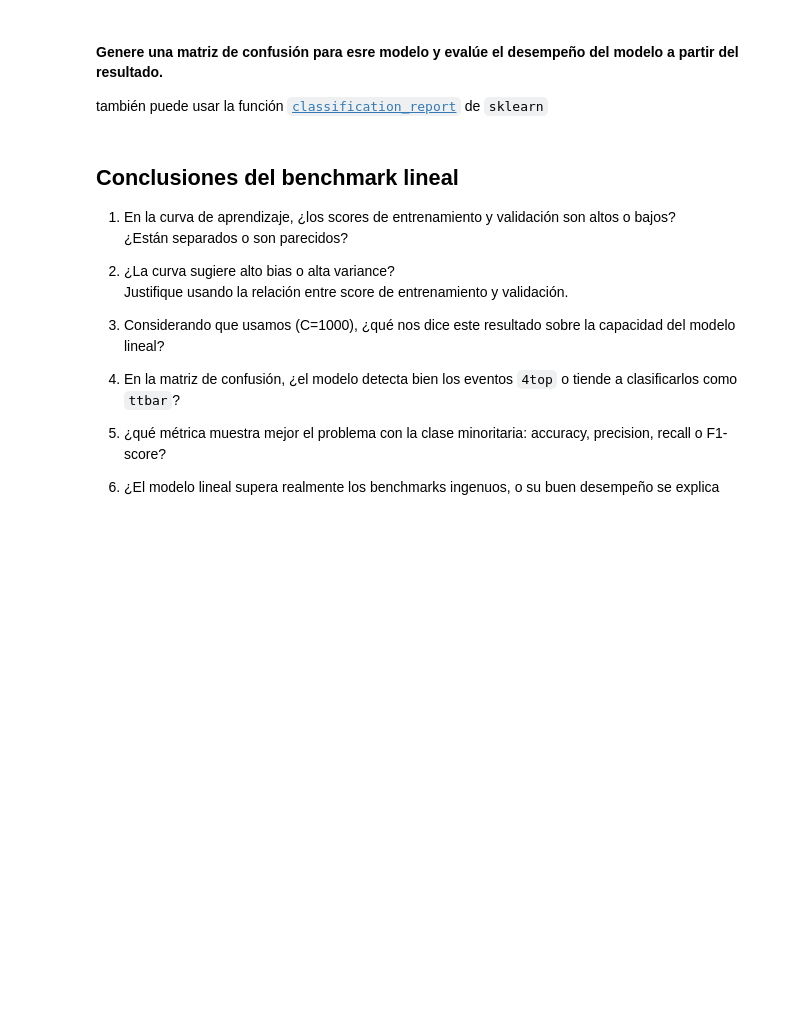
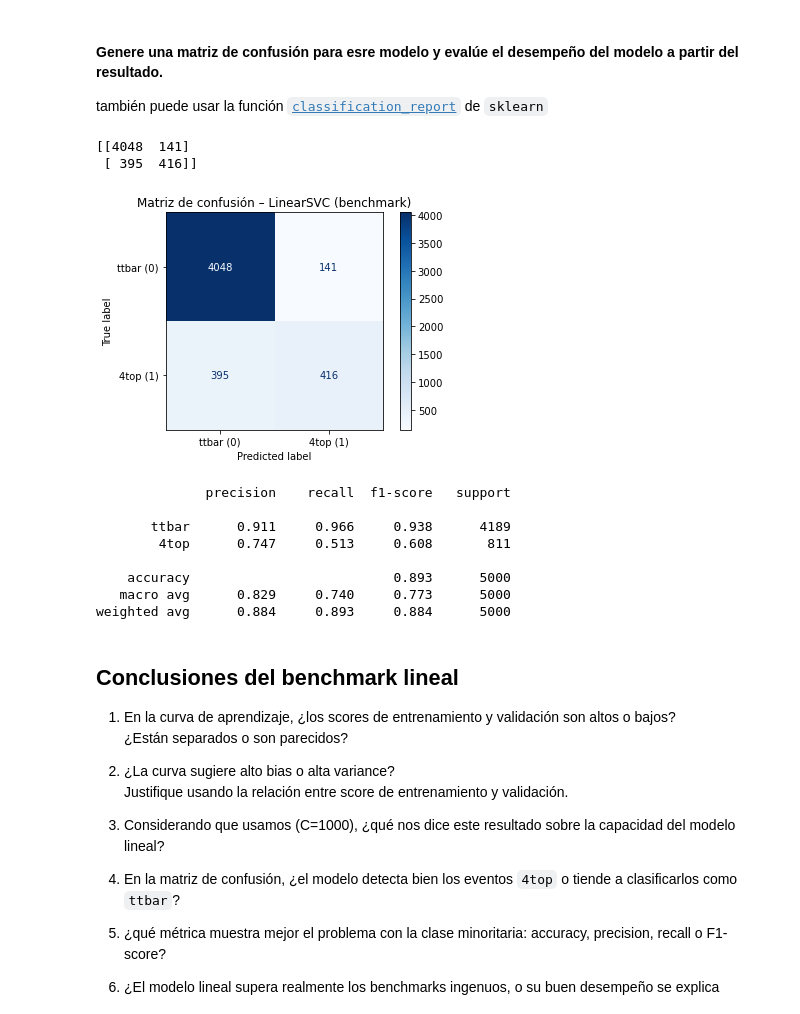
Before and after one commit to LucasPierryM/AST332, a Jupyter notebook: Semana05_SVM.ipynb, the cells around one changed output. Cells and saved outputs as stored; diff of their text form; code cells hidden in the pictures; blank space fills up the shorter version.

```diff
--- a/Semana05_SVM.ipynb
+++ b/Semana05_SVM.ipynb
@@ -428,6 +428,35 @@ ypred_linear = cross_val_predict(
 #### Genere una matriz de confusión para esre modelo y evalúe el desempeño del modelo a partir del resultado.
 
 también puede usar la función [`classification_report`](https://scikit-learn.org/stable/modules/generated/sklearn.metrics.classification_report.html) de `sklearn`
+# %%
+from sklearn.metrics import confusion_matrix, ConfusionMatrixDisplay, classification_report
+
+# Matriz de confusión: filas = clase real, columnas = clase predicha
+cm_linear = confusion_matrix(target, ypred_linear, labels=[0, 1])
+print(cm_linear)
+
+# Versión gráfica
+disp = ConfusionMatrixDisplay(confusion_matrix=cm_linear,
+                              display_labels=['ttbar (0)', '4top (1)'])
+disp.plot(cmap='Blues', values_format='d')
+plt.title('Matriz de confusión – LinearSVC (benchmark)')
+plt.show()
+
+# Métricas por clase
+print(classification_report(target, ypred_linear,
+                            target_names=['ttbar', '4top'], digits=3))
+# %% [output]
+[[4048  141]
+ [ 395  416]]
+[figure, added]
+              precision    recall  f1-score   support
+
+       ttbar      0.911     0.966     0.938      4189
+        4top      0.747     0.513     0.608       811
+
+    accuracy                          0.893      5000
+   macro avg      0.829     0.740     0.773      5000
+weighted avg      0.884     0.893     0.884      5000
 # %% [markdown]
 ## Conclusiones del benchmark lineal
 
```
Also changed, not shown: parts of 20 cells of this notebook.
